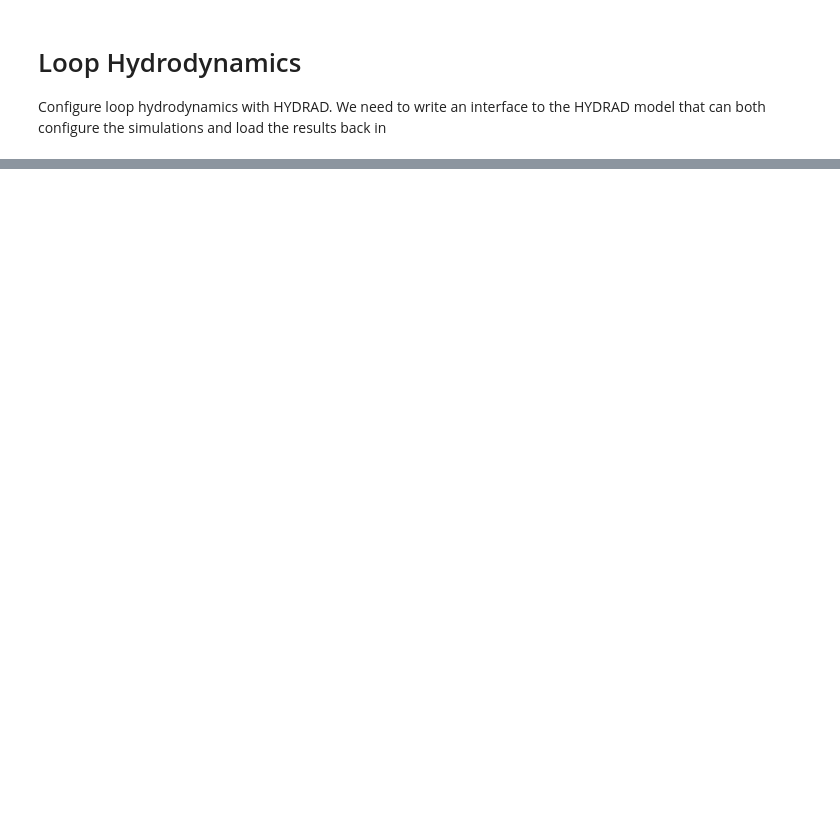
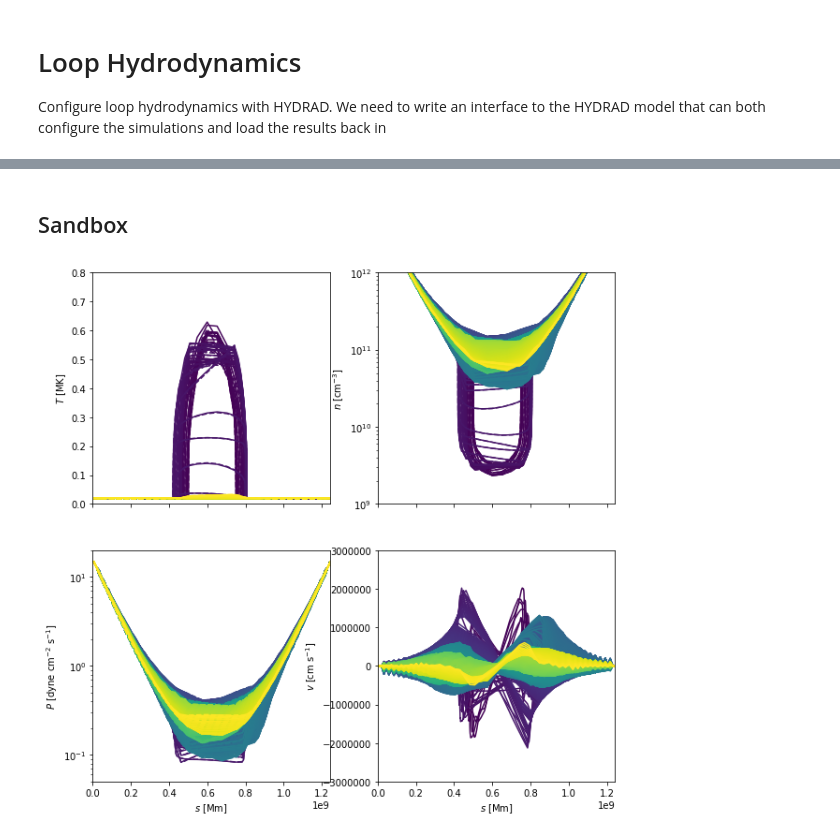
Before and after one commit to wtbarnes/hi_c_simulation, a Jupyter notebook: loop_hydrodynamics.ipynb, the cells around one changed output, grey strips where cells are left out. Drawn from its saved outputs; the diff is of its cells as text; code cells hidden in the pictures; blank space fills up the shorter version.

```diff
--- a/loop_hydrodynamics.ipynb
+++ b/loop_hydrodynamics.ipynb
@@ -285,0 +118,9 @@ t.shape[0]//2
+# %% [markdown]
+## Sandbox
+# %%
+s = Strand('/storage-home/w/wtb2/data/hi_c_simulation/hydrodynamics/loop000200/')
+# %%
+plot_strand(s,start=0,stop=1000,step=2,limits={'velocity':(-3e6,3e6),'temperature':(0,0.8),
+                                                'density':(1e9,1e12),'pressure':(0.05,20)})
+# %% [output]
+[figure, added]
```
Also changed, not shown: parts of 42 cells of this notebook.
